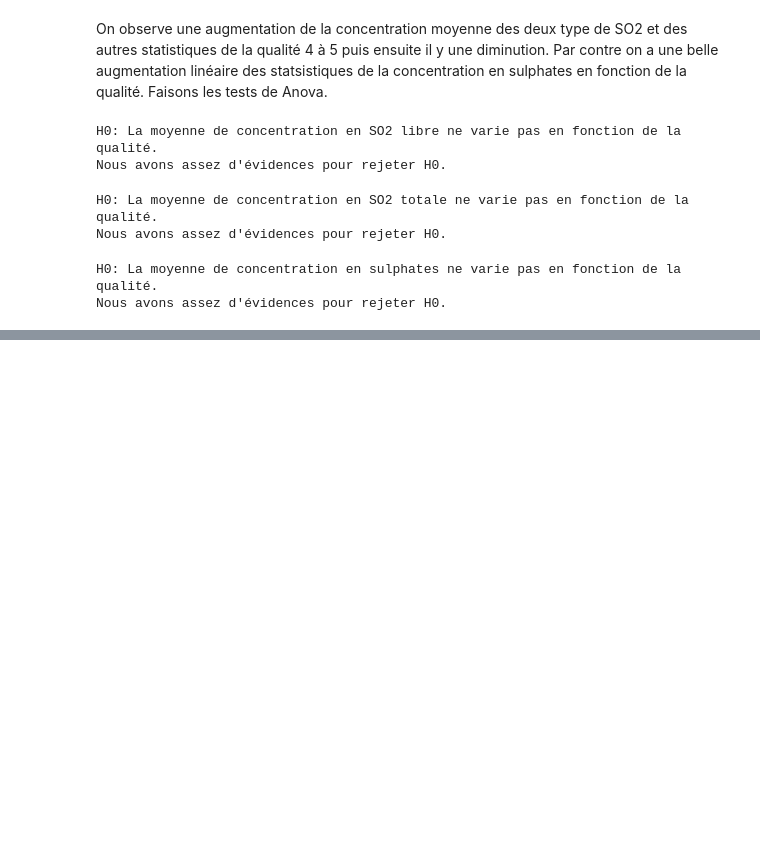
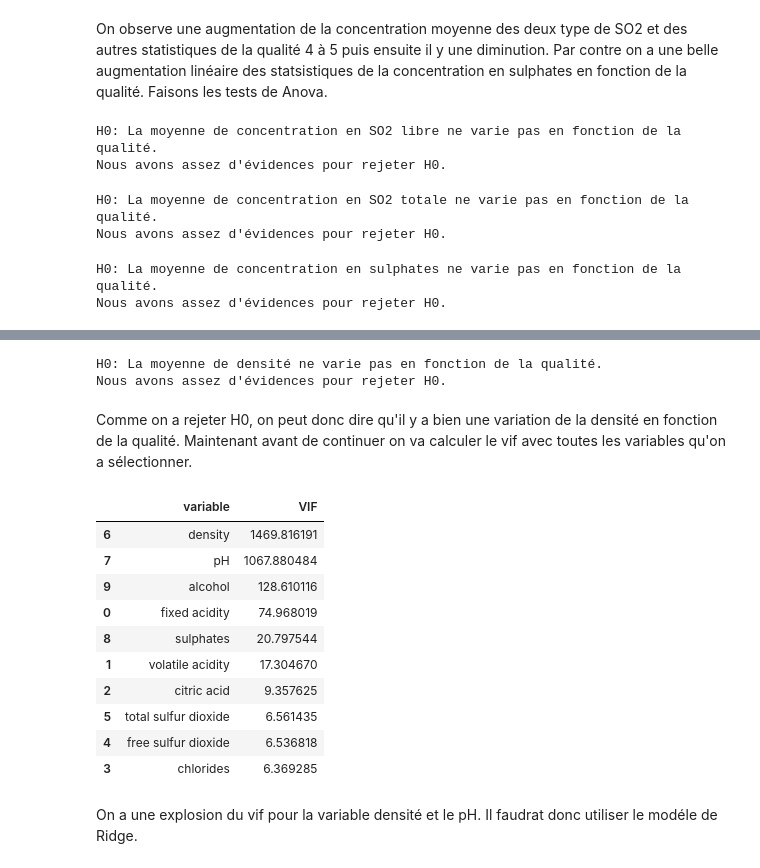
Before and after one commit to fmazur57u/WineQualityPrediction, a Jupyter notebook: winePrediction.ipynb, the cells around one changed output, grey strips where cells are left out. Cells and saved outputs as stored; diff of their text form; code cells hidden in the pictures; blank space fills up the shorter version.

```diff
--- a/winePrediction.ipynb
+++ b/winePrediction.ipynb
@@ -610,0 +672,39 @@ Sans surprise on à rejeter H0 pour les trois variables de composé souffré. On
+# %%
+print("H0: La moyenne de densité ne varie pas en fonction de la qualité.")
+
+alpha = 0.02
+
+p_value = f_oneway(*analyse_set.groupby("quality")["density"].apply(list)).pvalue
+
+if p_value < alpha:
+    print("Nous avons assez d'évidences pour rejeter H0.")
+else:
+    print("Nous n'avons pas assez d'évidence pour rejeter H0.")
+# %% [output]
+H0: La moyenne de densité ne varie pas en fonction de la qualité.
+Nous avons assez d'évidences pour rejeter H0.
+# %% [markdown]
+Comme on a rejeter H0, on peut donc dire qu'il y a bien une variation de la densité en fonction de la qualité. Maintenant avant de continuer on va calculer le vif avec toutes les variables qu'on a sélectionner.
+# %%
+def compute_vif(df: pd.DataFrame) -> pd.DataFrame:
+    Xc = df.select_dtypes(include=[np.number]).dropna()
+    vifs = [variance_inflation_factor(Xc.values, i) for i in range(Xc.shape[1])]
+    out = pd.DataFrame({"variable": Xc.columns, "VIF": vifs})
+    return out[out["variable"] != "const"].sort_values("VIF", ascending=False)
+
+
+compute_vif(analyse_set.drop(["residual sugar", "quality"], axis=1))
+# %% [output]
+|  | variable | VIF |
+| 6 | density | 1469.816191 |
+| 7 | pH | 1067.880484 |
+| 9 | alcohol | 128.610116 |
+| 0 | fixed acidity | 74.968019 |
+| 8 | sulphates | 20.797544 |
+| 1 | volatile acidity | 17.304670 |
+| 2 | citric acid | 9.357625 |
+| 5 | total sulfur dioxide | 6.561435 |
+| 4 | free sulfur dioxide | 6.536818 |
+| 3 | chlorides | 6.369285 |
+# %% [markdown]
+On a une explosion du vif pour la variable densité et le pH. Il faudrat donc utiliser le modéle de Ridge.
```
Also changed, not shown: parts of 7 cells of this notebook.
